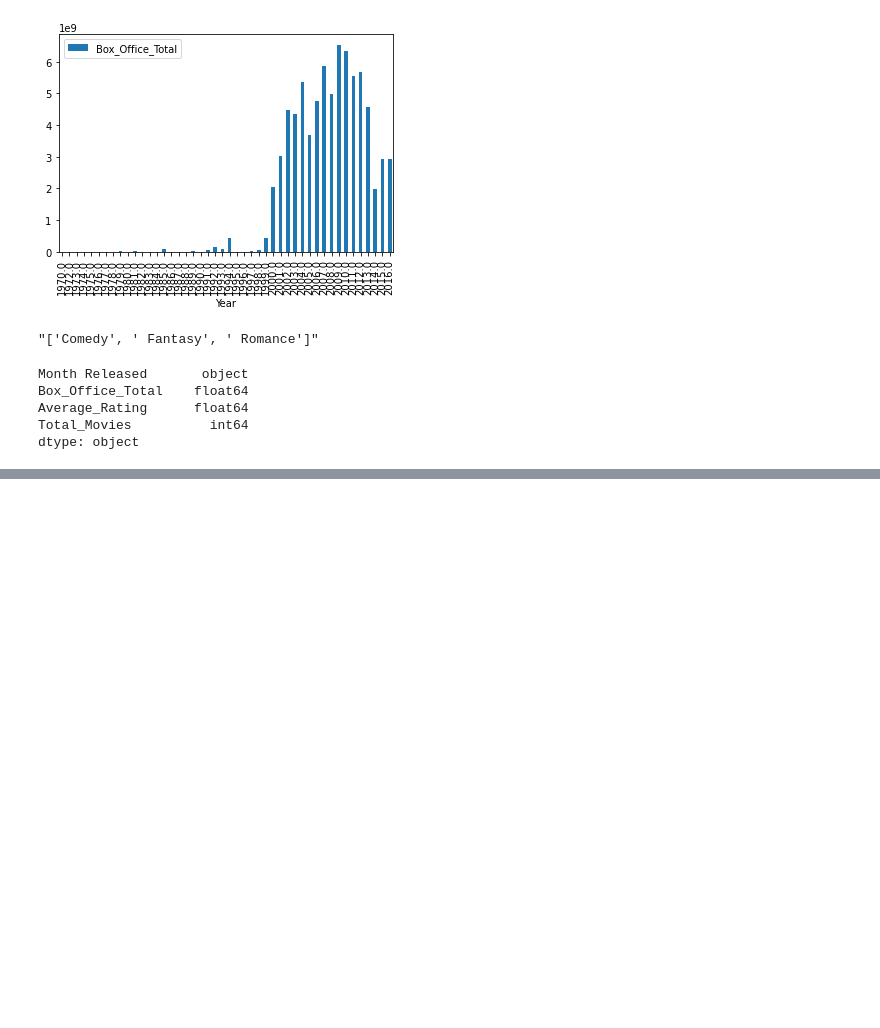
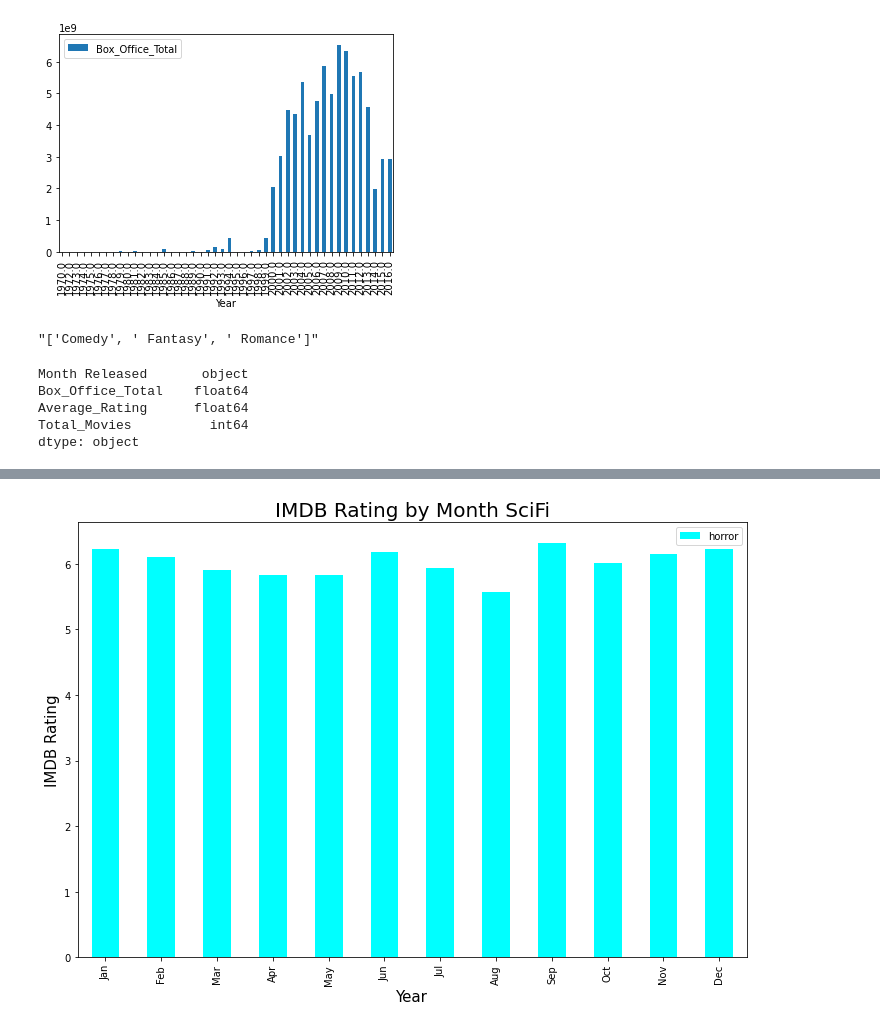
Before and after one commit to Lweston75/Project-One, a Jupyter notebook: movie_graphs.ipynb, the cells around one changed output, grey strips where cells are left out. Saved outputs shown, nothing was run; the diff lists cells and outputs as text; code cells hidden in the pictures; blank space fills up the shorter version.

```diff
--- a/movie_graphs.ipynb
+++ b/movie_graphs.ipynb
@@ -578,0 +597,9 @@ dtype: object
+# %%
+bar_monthS_imdb=monthly_sciFi.plot.bar(x ='Month Released',y ='Average_Rating', facecolor = 'cyan', label="horror",figsize = (12,8))
+
+plt.title("IMDB Rating by Month SciFi", fontsize =20)
+plt.ylabel("IMDB Rating", fontsize =15)
+plt.xlabel('Year', fontsize = 15)
+plt.savefig('Figures/bar_scifi_rating_month.png')
+# %% [output]
+[figure, added]
```
Also changed, not shown: parts of 2 cells of this notebook, 3 other files.
